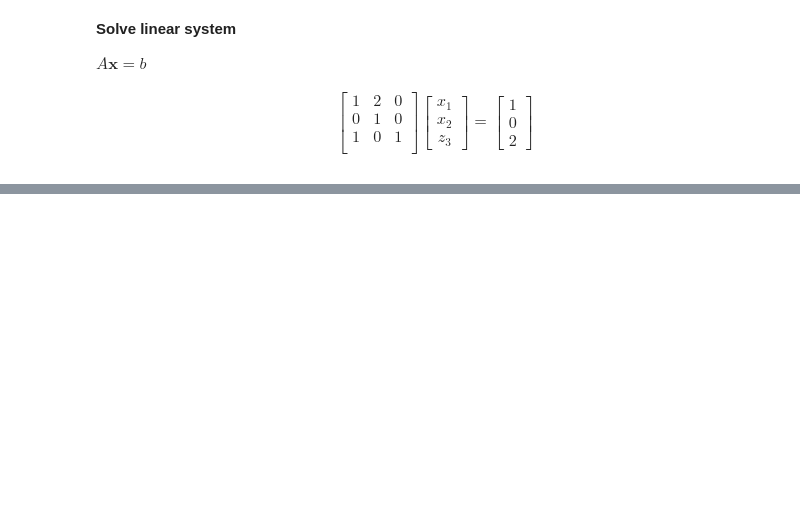
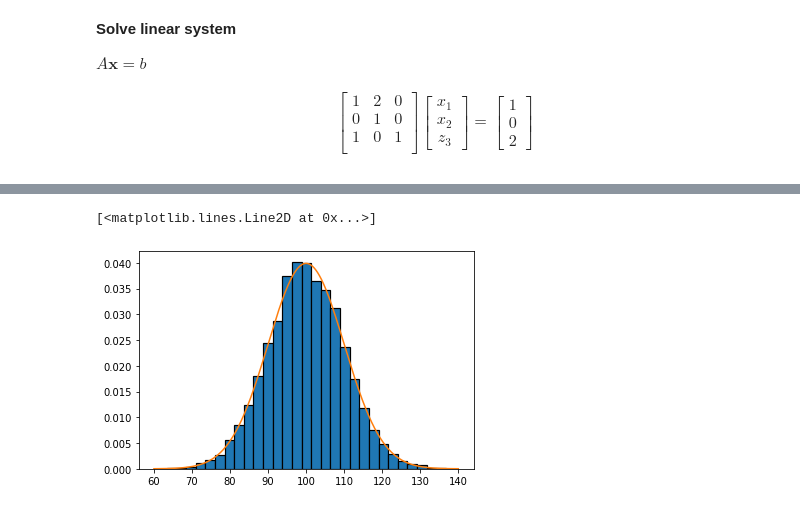
Before and after one commit to MarcoCalbucci/DataAnalytics, a Jupyter notebook: NumPy/numpy_intro.ipynb, the cells around one changed output, grey strips where cells are left out. Cells and saved outputs as stored; diff of their text form; code cells hidden in the pictures; blank space fills up the shorter version.

```diff
--- a/NumPy/numpy_intro.ipynb
+++ b/NumPy/numpy_intro.ipynb
@@ -194,0 +261,14 @@ x
+# %%
+# normal distribution (density=True)
+mean = 100
+std = 10
+
+sample = np.random.normal(loc=mean, scale=std, size=10000)
+plt.hist(sample, bins=30, edgecolor='black', linewidth=1.2, density=True)
+
+from scipy import stats
+x=np.linspace(mean-4*std, mean+4*std, 1000)
+plt.plot(x, stats.norm.pdf(x, loc=mean, scale=std))
+# %% [output]
+[<matplotlib.lines.Line2D at 0x...>]
+[figure, added]
```
Also changed, not shown: parts of 36 cells of this notebook, 10 other files.
